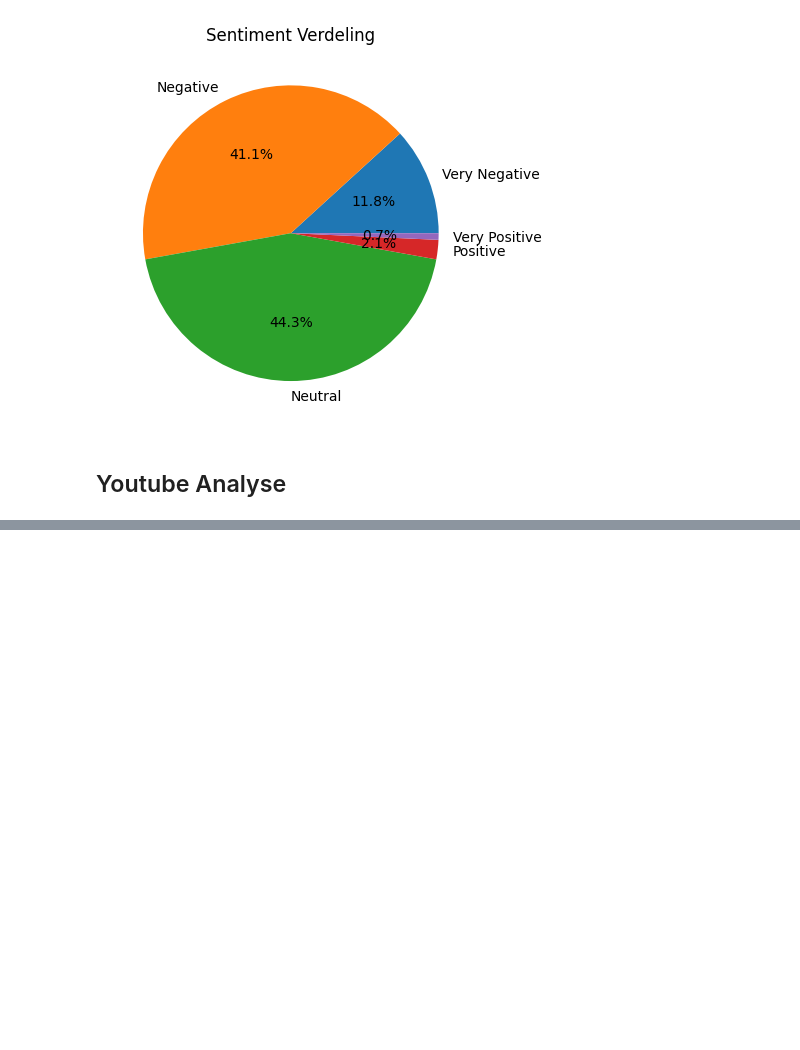
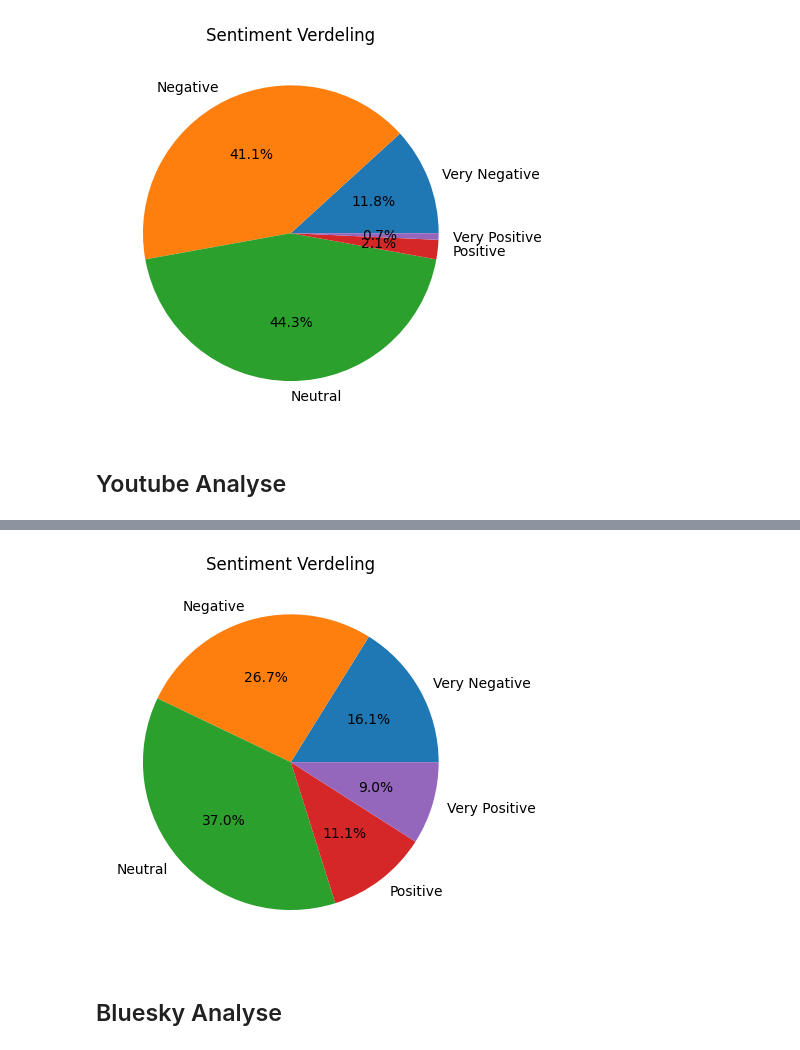
Before and after one commit to ManzerX/radical, a Jupyter notebook: analyse_fase-kenmerken_onderzoek/Sentiment/sentiment-analyse.ipynb, the cells around one changed output, grey strips where cells are left out. Drawn from its saved outputs; the diff is of its cells as text; code cells hidden in the pictures; blank space fills up the shorter version.

```diff
--- a/analyse_fase-kenmerken_onderzoek/Sentiment/sentiment-analyse.ipynb
+++ b/analyse_fase-kenmerken_onderzoek/Sentiment/sentiment-analyse.ipynb
@@ -86,0 +117,3 @@ Name: count, dtype: int64
+# %%
+df_yt_comment = pd.read_json('radical/analyse_fase-kenmerken_onderzoek/Data/yt_comments_sentiment-labeld.json', lines=True)
+df_yt_comment['sentiment'].value_counts()
@@ -86,0 +140,13 @@ Name: count, dtype: int64
+# %%
+order = ["Very Negative", "Negative", "Neutral", "Positive", "Very Positive"]
+
+sentiment_counts = df_yt_comment["sentiment"].value_counts().reindex(order)
+
+plt.figure()
+plt.pie(sentiment_counts, labels=sentiment_counts.index, autopct='%1.1f%%')
+plt.title("Sentiment Verdeling")
+plt.show()
+# %% [output]
+[figure, added]
+# %% [markdown]
+## Bluesky Analyse
```
Also changed, not shown: parts of 15 cells of this notebook, 6 other files.
